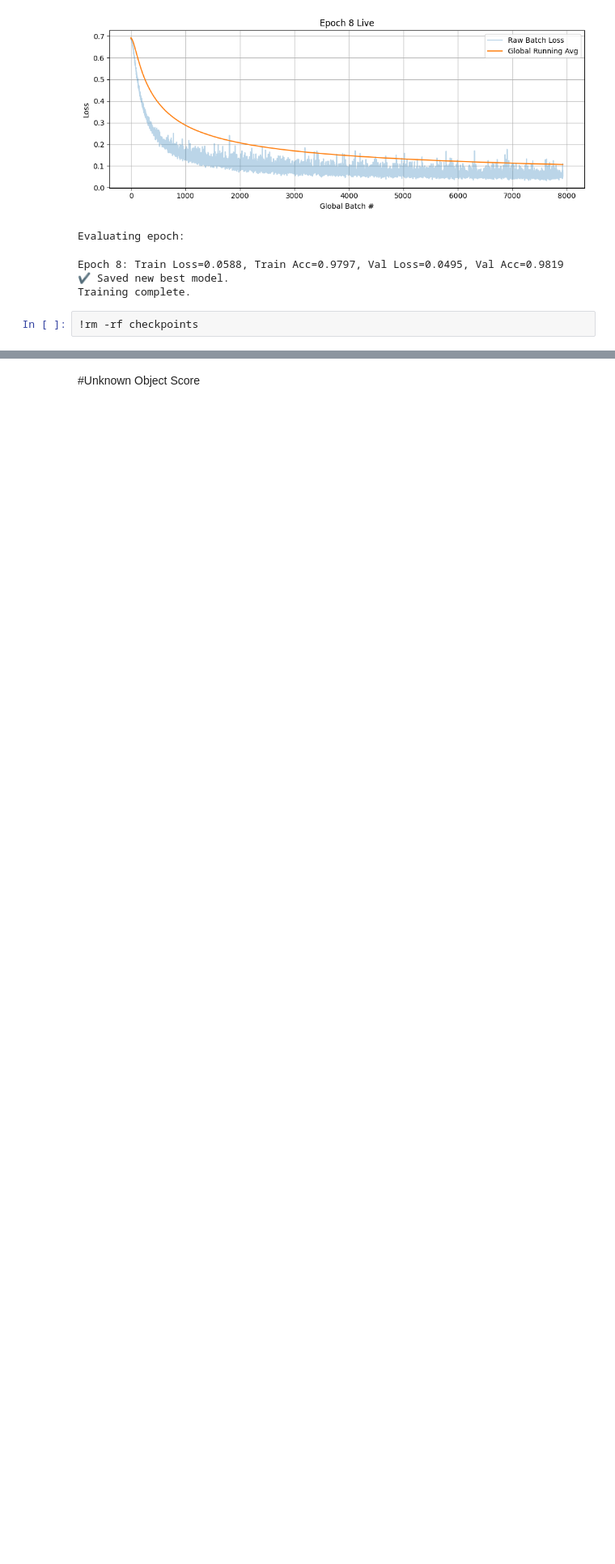
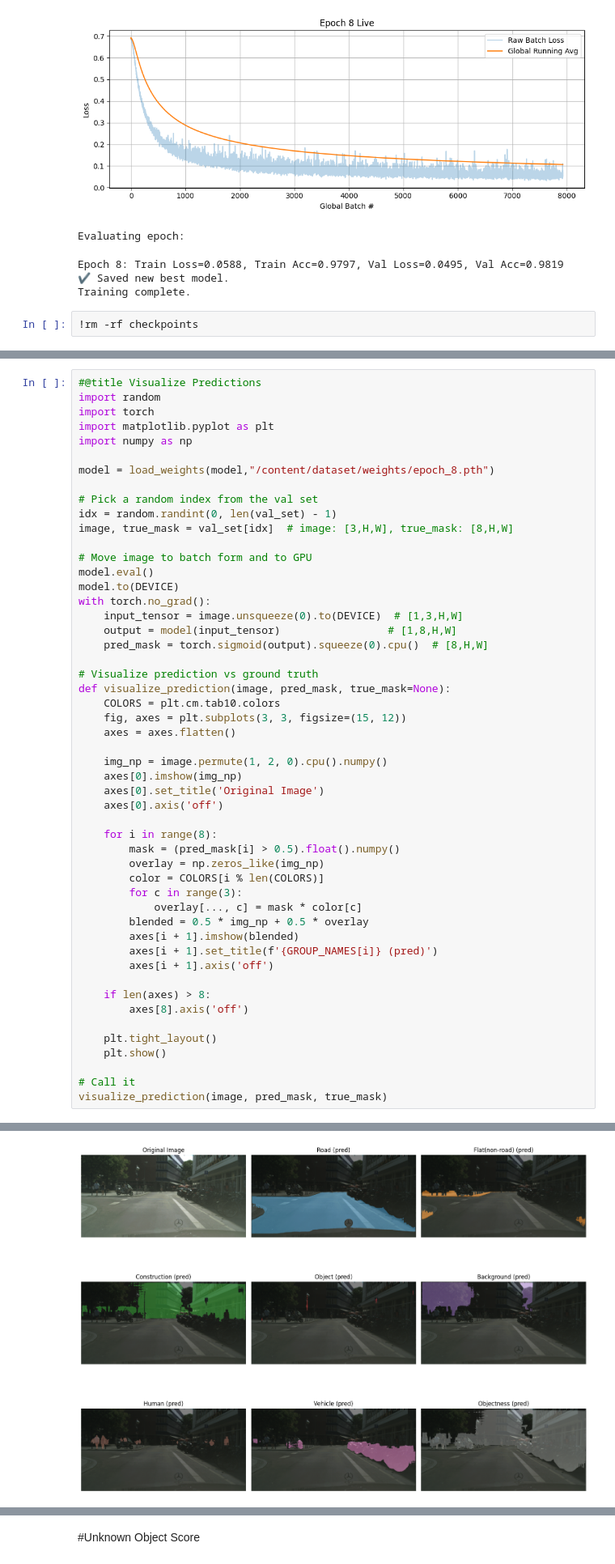
Before and after one commit to edgarcancinoe/maybe-obstacle, a Jupyter notebook: UAROI_Training.ipynb, the cells around one changed output, grey strips where cells are left out. Shown at 81% size. Saved outputs shown, nothing was run; the diff lists cells and outputs as text; blank space fills up the shorter version.

Commit message:
Fixed validation graphs and implemented a visualization for UO Score

```diff
--- a/UAROI_Training.ipynb
+++ b/UAROI_Training.ipynb
@@ -630,3 +575,55 @@ print("ZIP files extracted and deleted")
 Extracting model_weights.zip ...
 done!
 ZIP files extracted and deleted
+# %%
+#@title Visualize Predictions
+import random
+import torch
+import matplotlib.pyplot as plt
+import numpy as np
+
+model = load_weights(model,"/content/dataset/weights/epoch_8.pth")
+
+# Pick a random index from the val set
+idx = random.randint(0, len(val_set) - 1)
+image, true_mask = val_set[idx]  # image: [3,H,W], true_mask: [8,H,W]
+
+# Move image to batch form and to GPU
+model.eval()
+model.to(DEVICE)
+with torch.no_grad():
+    input_tensor = image.unsqueeze(0).to(DEVICE)  # [1,3,H,W]
+    output = model(input_tensor)                 # [1,8,H,W]
+    pred_mask = torch.sigmoid(output).squeeze(0).cpu()  # [8,H,W]
+
+# Visualize prediction vs ground truth
+def visualize_prediction(image, pred_mask, true_mask=None):
+    COLORS = plt.cm.tab10.colors
+    fig, axes = plt.subplots(3, 3, figsize=(15, 12))
+    axes = axes.flatten()
+
+    img_np = image.permute(1, 2, 0).cpu().numpy()
+    axes[0].imshow(img_np)
+    axes[0].set_title('Original Image')
+    axes[0].axis('off')
+
+    for i in range(8):
+        mask = (pred_mask[i] > 0.5).float().numpy()
+        overlay = np.zeros_like(img_np)
+        color = COLORS[i % len(COLORS)]
+        for c in range(3):
+            overlay[..., c] = mask * color[c]
+        blended = 0.5 * img_np + 0.5 * overlay
+        axes[i + 1].imshow(blended)
+        axes[i + 1].set_title(f'{GROUP_NAMES[i]} (pred)')
+        axes[i + 1].axis('off')
+
+    if len(axes) > 8:
+        axes[8].axis('off')
+
+    plt.tight_layout()
+    plt.show()
+
+# Call it
+visualize_prediction(image, pred_mask, true_mask)
+# %% [output]
@@ -632,0 +631 @@ ZIP files extracted and deleted
+[figure, new version]
```
Also changed, not shown: parts of 15 cells of this notebook, 1 other file.
